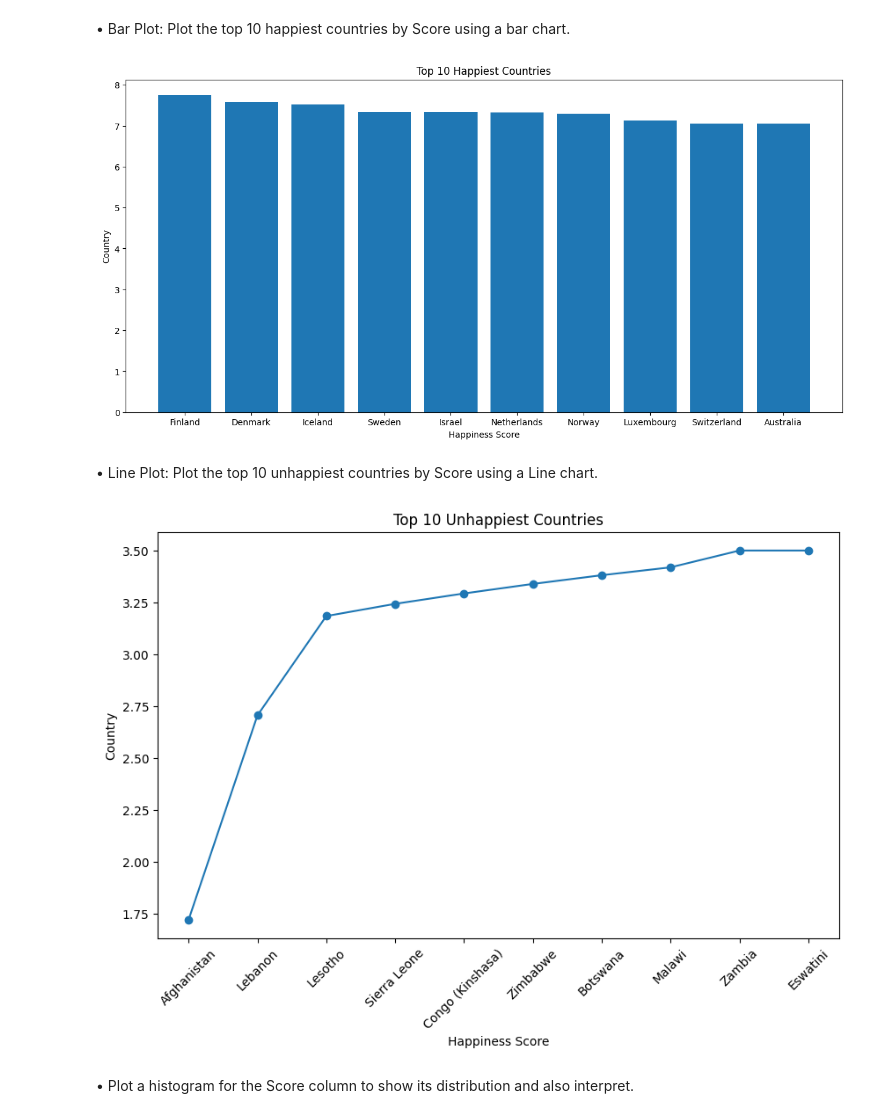
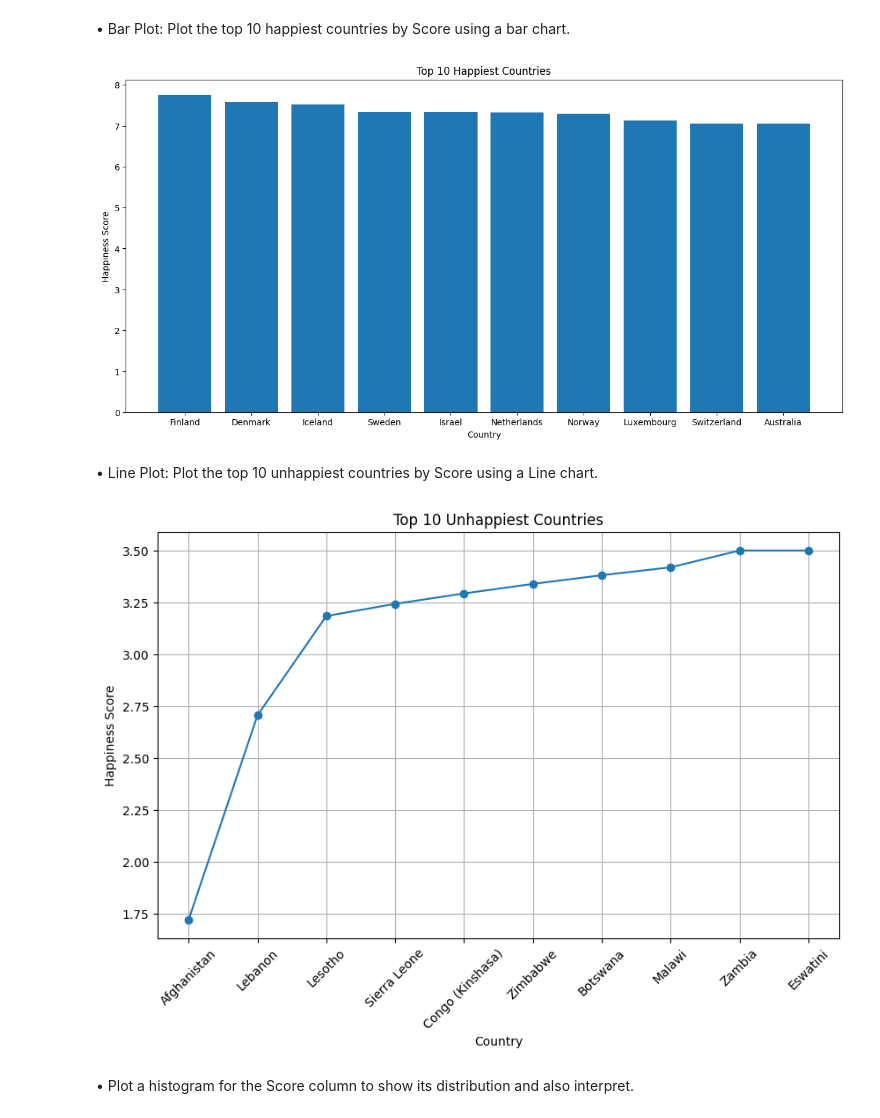
Before and after one commit to StalkYy-06/5CS037-2024, a Jupyter notebook: assignment_1.ipynb, the cells around one changed output. Cells and saved outputs as stored; diff of their text form; code cells hidden in the pictures.

```diff
--- a/assignment_1.ipynb
+++ b/assignment_1.ipynb
@@ -207,37 +207,38 @@ plt.bar(df['Country name'].head(10), df['score'].head(10))
 
 # adding labels and titles to the plot
 
-plt.xlabel('Happiness Score')
-plt.ylabel('Country')
+plt.ylabel('Happiness Score')
+plt.xlabel('Country')
 plt.title('Top 10 Happiest Countries')
 
 #displaying the plot
 plt.show()
 # %% [output]
-[figure, old version]
+[figure, new version]
 # %% [markdown]
 • Line Plot: Plot the top 10 unhappiest countries by Score using a Line chart.
 # %%
 # using 'df.nsmallest()' method to select 10 countries with the lowest score
 
 unhappiest_countries = df.nsmallest(10, 'score')
 
 # plotting the line plot
 
 plt.figure(figsize=(10, 6))
 plt.plot(unhappiest_countries['Country name'], unhappiest_countries['score'], marker='o')
 
 # adding labels and titles to the plot
 
-plt.xlabel('Happiness Score')
-plt.ylabel('Country')
+plt.ylabel('Happiness Score')
+plt.xlabel('Country')
 plt.title('Top 10 Unhappiest Countries')
 
 #displaying the plot
 plt.xticks(rotation=45)  # Rotating the country names for better visibility
+plt.grid()
 plt.show()
 # %% [output]
-[figure, old version]
+[figure, new version]
 # %% [markdown]
 • Plot a histogram for the Score column to show its distribution and also interpret.
 # %%
```
Also changed, not shown: parts of 67 cells of this notebook.
